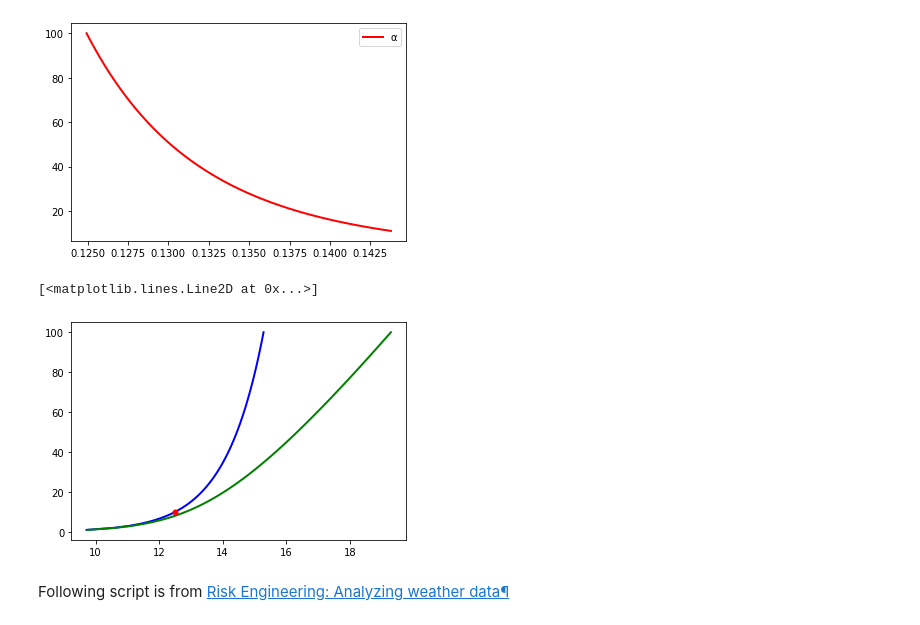
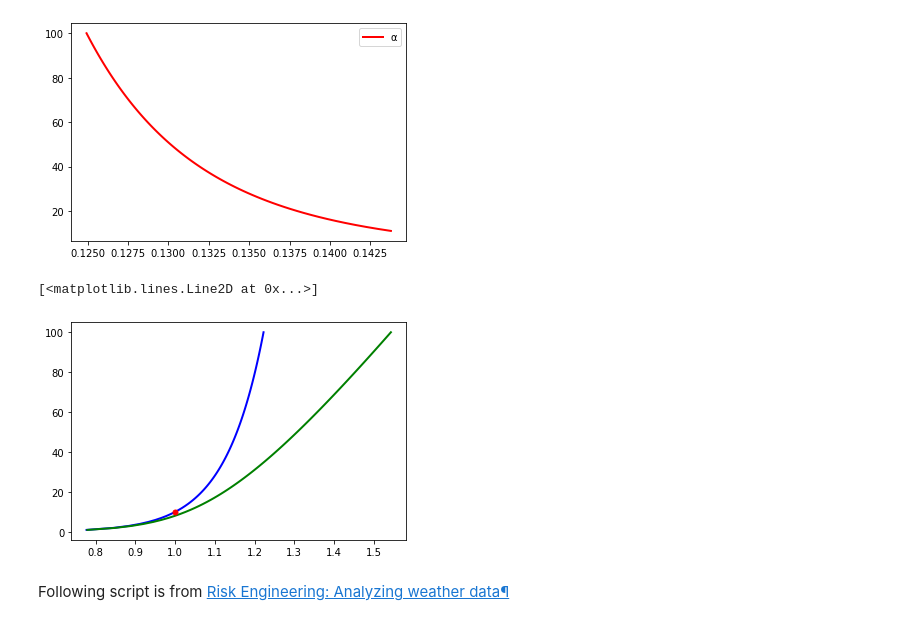
Before and after one commit to famiuer/EnvironmentalStudy, a Jupyter notebook: Section 2 Wind Conditions.ipynb, the cells around one changed output. Cells and saved outputs as stored; diff of their text form; code cells hidden in the pictures.

```diff
--- a/Section 2 Wind Conditions.ipynb
+++ b/Section 2 Wind Conditions.ipynb
@@ -288,29 +458,29 @@ plt.legend()
 # %%
 #Frøya wind profile model d
 
 
 U_0 = 12.5
 H = 10
 T_0 = 10#min
 
 
 Height = np.linspace(1,100, 100)
 
 
 C = 5.73 * 10**(-2) * np.sqrt(1 + 0.148* U_0)
 
 I_U = 0.06 * (1 + 0.043 * U_0)* (Height / H)
 
 T10 = 10
 T20 = 5
 Ux10 = U_0 * (1 + C * np.log(Height/H)) * ( 1 - 0.41 * I_U * np.log(T10 / T_0))
 Ux20 = U_0 * (1 + C * np.log(Height/H)) * ( 1 - 0.41 * I_U * np.log(T20 / T_0))
-plt.plot(Ux10, Height, "b-", lw=2,label = f'Frøya T = 10min')
-plt.plot(Ux20, Height, "g-", lw=2,label = f'Frøya T = 20min')
-plt.plot(U_0 , 10,'.r',markersize=10)
+plt.plot(Ux10/U_0, Height, "b-", lw=2,label = f'Frøya T = 10min')
+plt.plot(Ux20/U_0, Height, "g-", lw=2,label = f'Frøya T = 20min')
+plt.plot(U_0/U_0 , 10,'.r',markersize=10)
 # %% [output]
 [<matplotlib.lines.Line2D at 0x...>]
-[figure, old version]
+[figure, new version]
 # %% [markdown]
 
 Following script is from  [Risk Engineering: Analyzing weather data¶](https://risk-engineering.org/notebook/data-analysis-weather.html)
```
Also changed, not shown: parts of 5 cells of this notebook.
